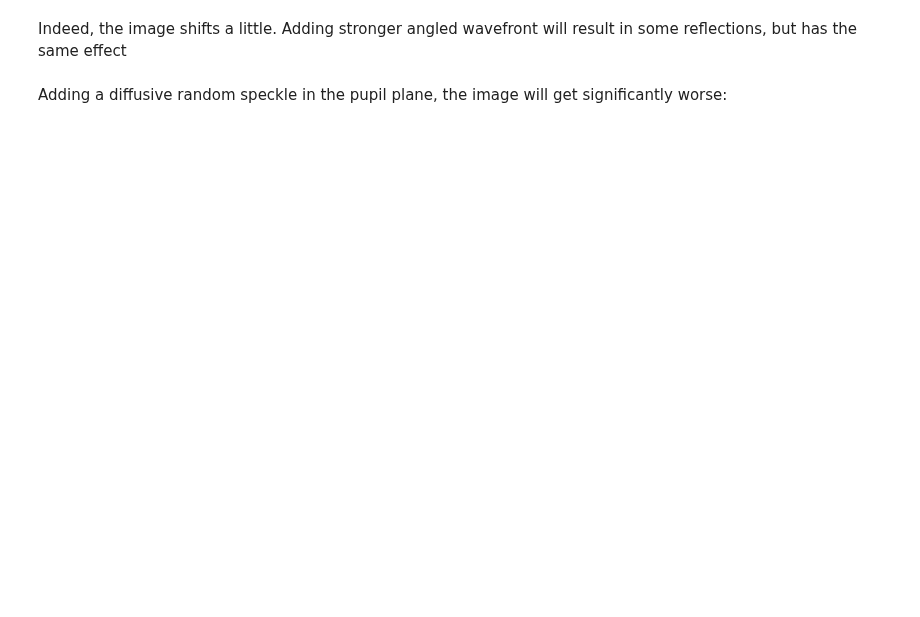
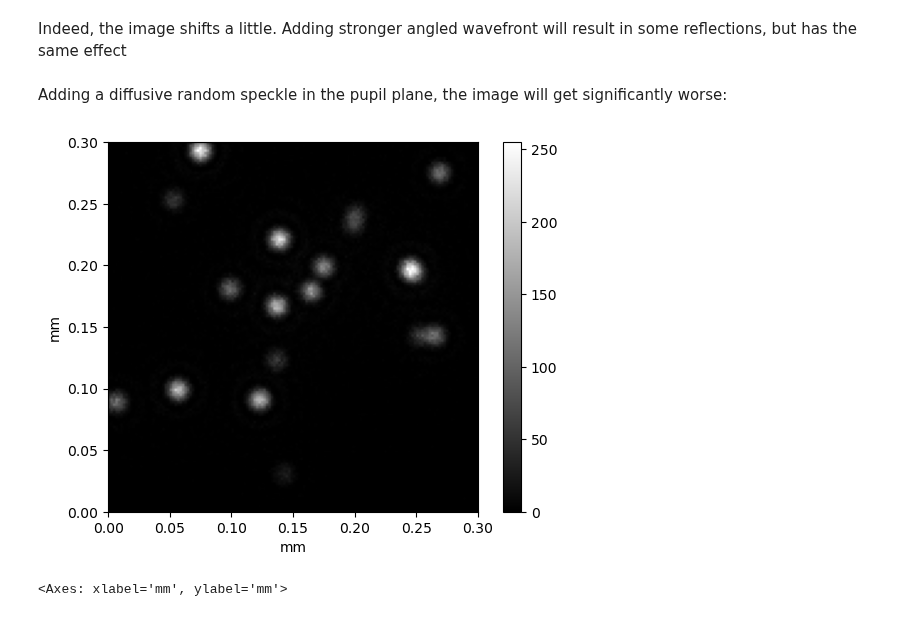
Before and after one commit to IvoVellekoop/openwfs, a Jupyter notebook: examples/simulated_microscope.ipynb, the cells around one changed output. Cells and saved outputs as stored; diff of their text form; code cells hidden in the pictures; blank space fills up the shorter version.

```diff
--- a/examples/simulated_microscope.ipynb
+++ b/examples/simulated_microscope.ipynb
@@ -85,5 +101,8 @@ Adding a diffusive random speckle in the pupil plane, the image will get signifi
 # %%
 im = np.random.rand(img_size_y, img_size_x) * 2 * np.pi * 3.0j
 
-mic.aberrations = aberration.from_image(im, pixel_size=50 * u.nm)
-grab_and_show(mic.camera)
+mic.aberrations = StaticSource(im, pixel_size=50 * u.nm)
+grab_and_show(cam)
+# %% [output]
+[figure, added]
+<Axes: xlabel='mm', ylabel='mm'>
```
Also changed, not shown: parts of 6 cells of this notebook.
